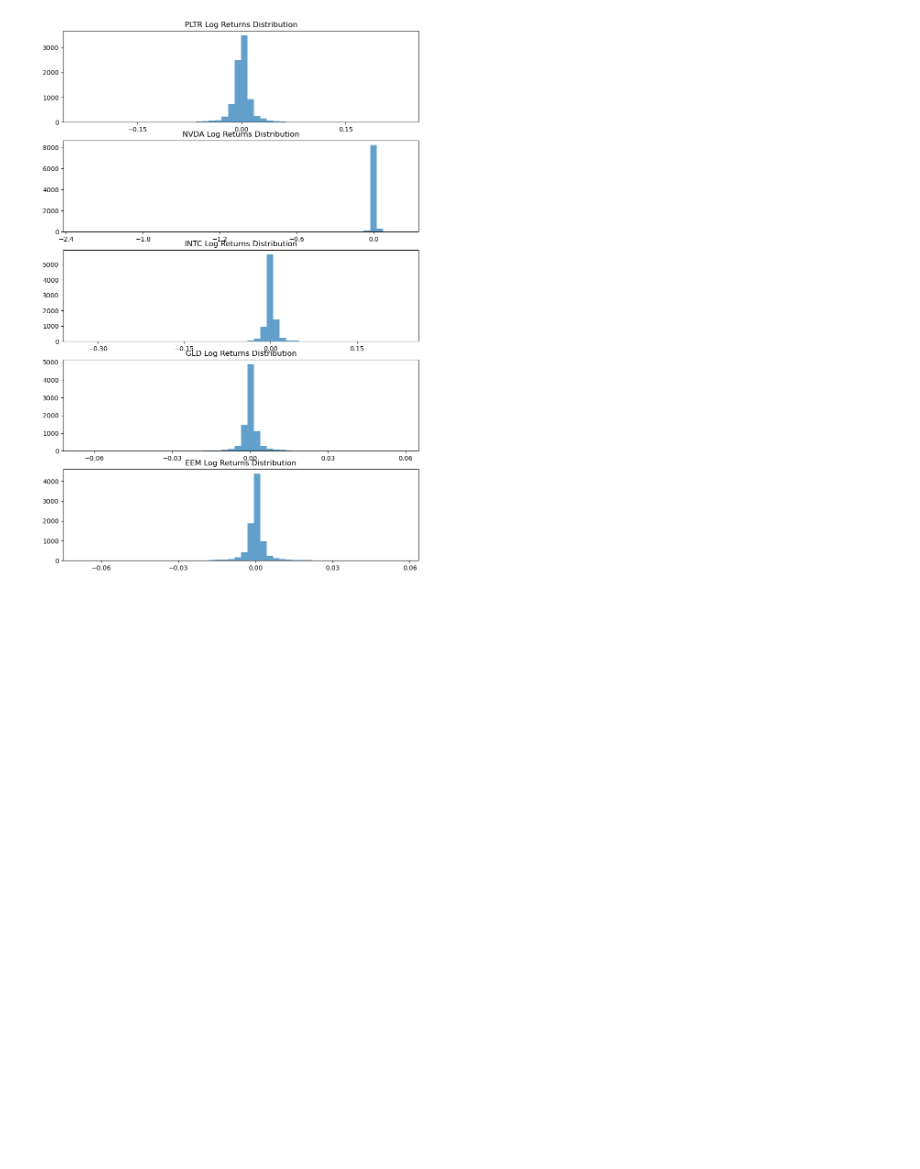
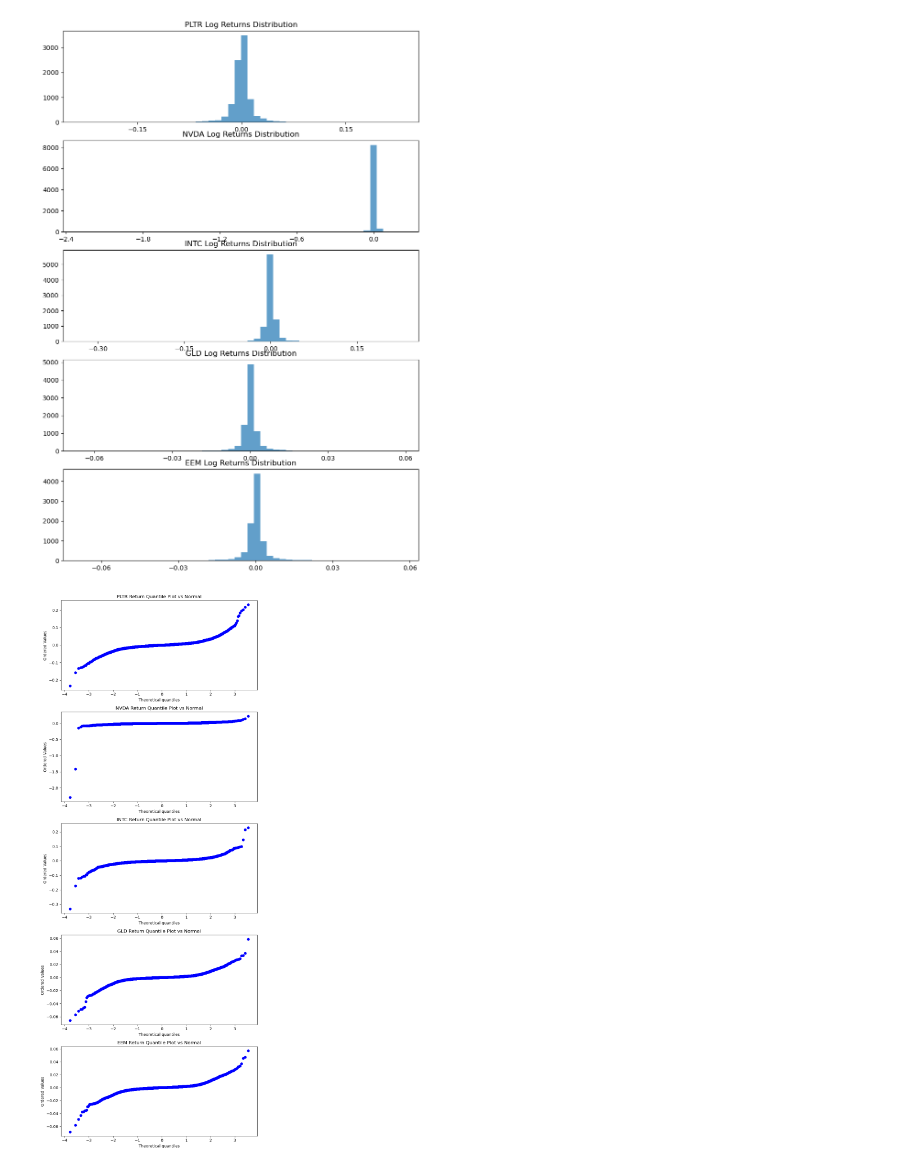
Before and after one commit to benjaminpharris/project-dev, a Jupyter notebook: ssm-finance/PortfolioAllocation_ML.ipynb, the cells around one changed output. Saved outputs shown, nothing was run; the diff lists cells and outputs as text; code cells hidden in the pictures; blank space fills up the shorter version.

Commit message:
QQ plots, updated summary stats, quick progress journal inline

```diff
--- a/ssm-finance/PortfolioAllocation_ML.ipynb
+++ b/ssm-finance/PortfolioAllocation_ML.ipynb
@@ -165,3 +217,13 @@ for i, asset in enumerate(ASSETS):
     axes[i].xaxis.set_major_locator(mticker.MaxNLocator(5))
 # %% [output]
 [figure]
+# %%
+from scipy import stats
+
+fig, axes = plt.subplots(len(ASSETS), 1, figsize=(8,4*len(ASSETS)))
+for i, asset in enumerate(ASSETS):
+    stats.probplot(returns_wide[asset], dist='norm', plot=axes[i])
+    axes[i].set_title(f'{asset} Return Quantile Plot vs Normal')
+plt.tight_layout()
+# %% [output]
+[figure, added]
```
Also changed, not shown: parts of 4 cells of this notebook.
